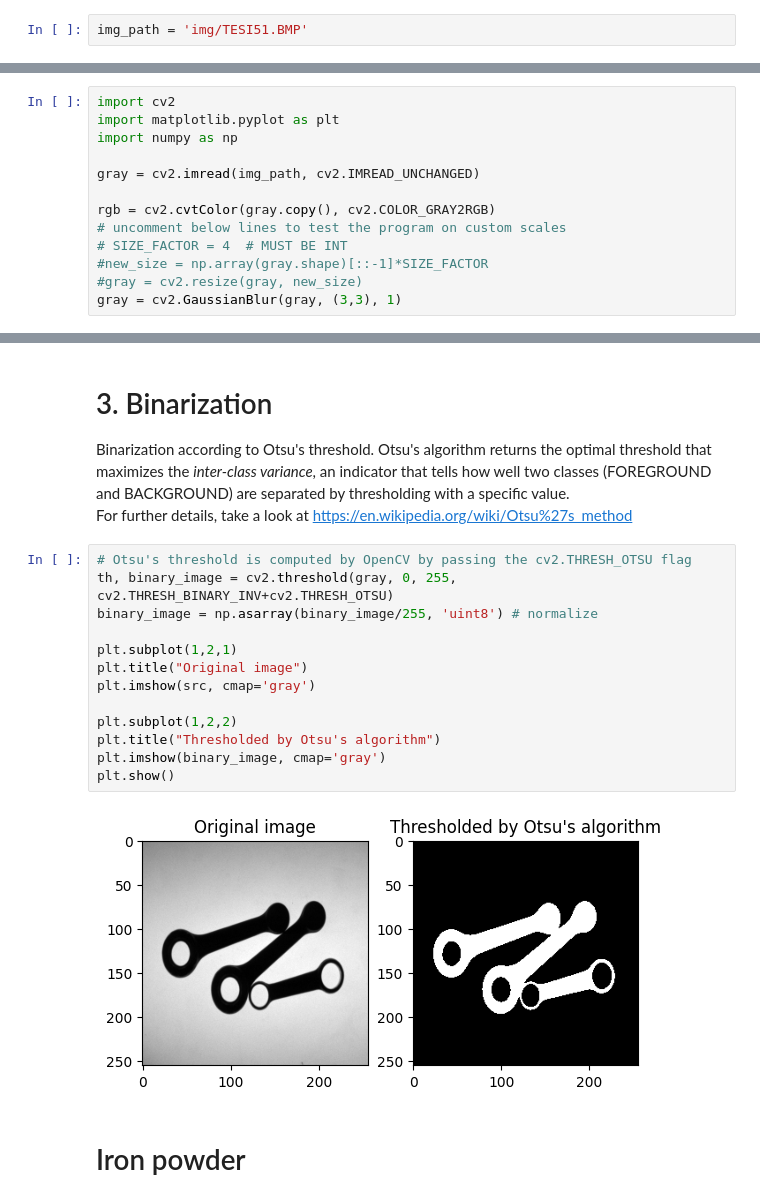
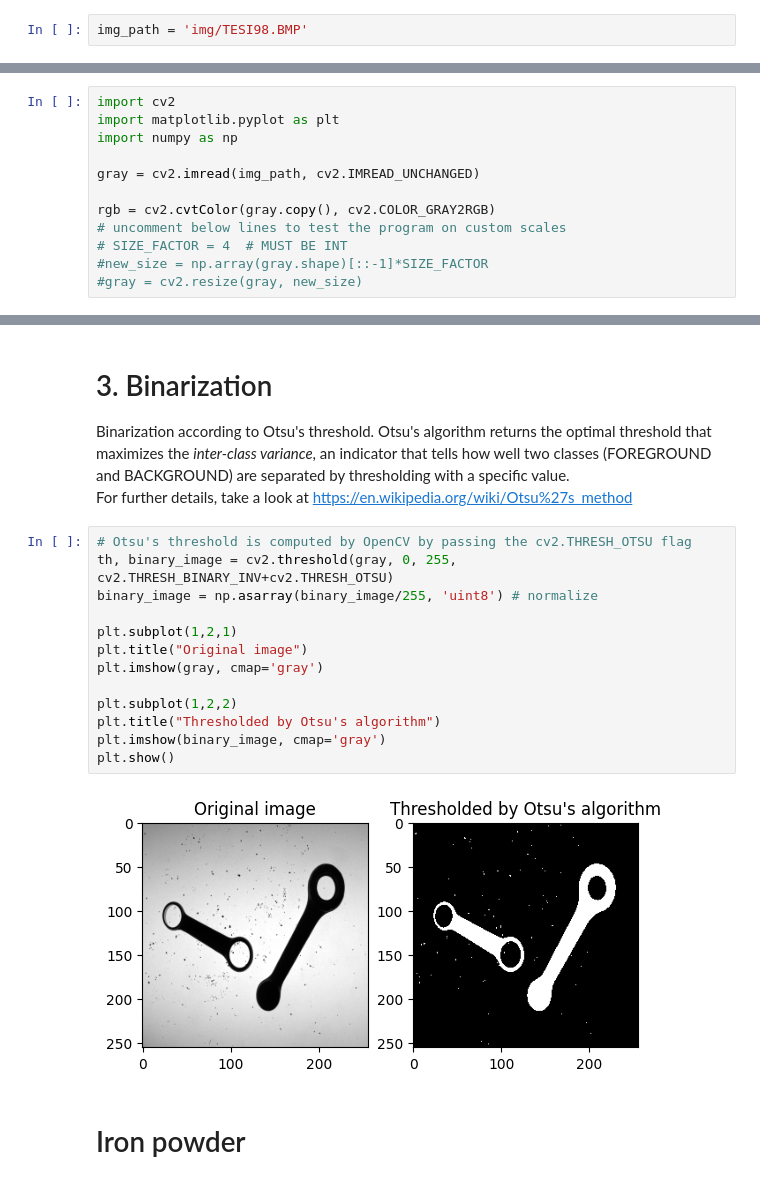
Before and after one commit to albemordo/blob-analysis, a Jupyter notebook: Rods.ipynb, the cells around one changed output, grey strips where cells are left out. Drawn from its saved outputs; the diff is of its cells as text.

```diff
--- a/Rods.ipynb
+++ b/Rods.ipynb
@@ -26,7 +26,7 @@ Also, many changes may affect the images:
 4) Connected component labeling: separate and enumerate the objects to be analysed.
 5) Feature extraction
 # %%
-img_path = 'img/TESI51.BMP'
+img_path = 'img/TESI98.BMP'
 # %%
 OUT_DIR = 'out/'
 # %%
@@ -51,7 +51,6 @@ rgb = cv2.cvtColor(gray.copy(), cv2.COLOR_GRAY2RGB)
 # SIZE_FACTOR = 4  # MUST BE INT
 #new_size = np.array(gray.shape)[::-1]*SIZE_FACTOR
 #gray = cv2.resize(gray, new_size)
-gray = cv2.GaussianBlur(gray, (3,3), 1)
 # %% [markdown]
 # 2. Crop ROI
 # %% [markdown]
@@ -64,18 +63,18 @@ For further details, take a look at https://en.wikipedia.org/wiki/Otsu%27s_metho
 # %%
 # Otsu's threshold is computed by OpenCV by passing the cv2.THRESH_OTSU flag
 th, binary_image = cv2.threshold(gray, 0, 255, cv2.THRESH_BINARY_INV+cv2.THRESH_OTSU)
 binary_image = np.asarray(binary_image/255, 'uint8') # normalize
 
 plt.subplot(1,2,1)
 plt.title("Original image")
-plt.imshow(src, cmap='gray')
+plt.imshow(gray, cmap='gray')
 
 plt.subplot(1,2,2)
 plt.title("Thresholded by Otsu's algorithm")
 plt.imshow(binary_image, cmap='gray')
 plt.show()
 # %% [output]
-[figure, old version]
+[figure, new version]
 # %% [markdown]
 # Iron powder
 # %% [markdown]
```
Also changed, not shown: parts of 10 cells of this notebook.
